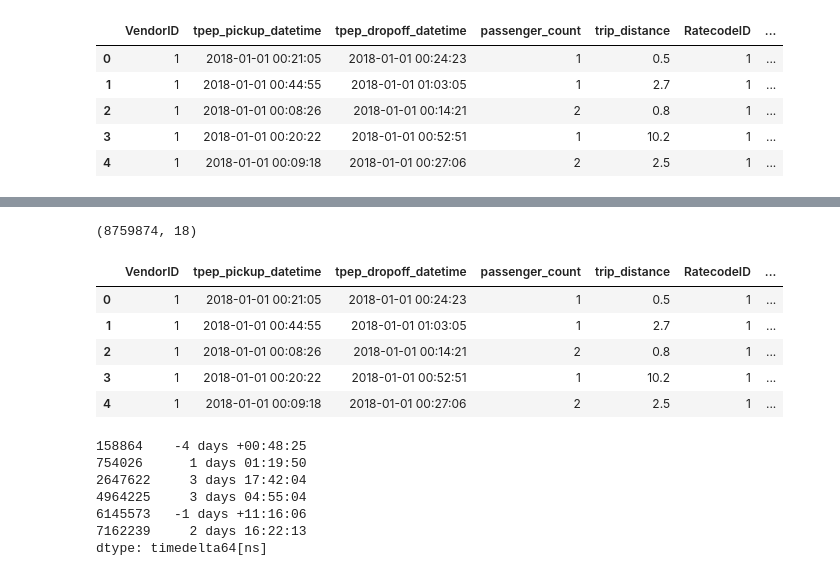
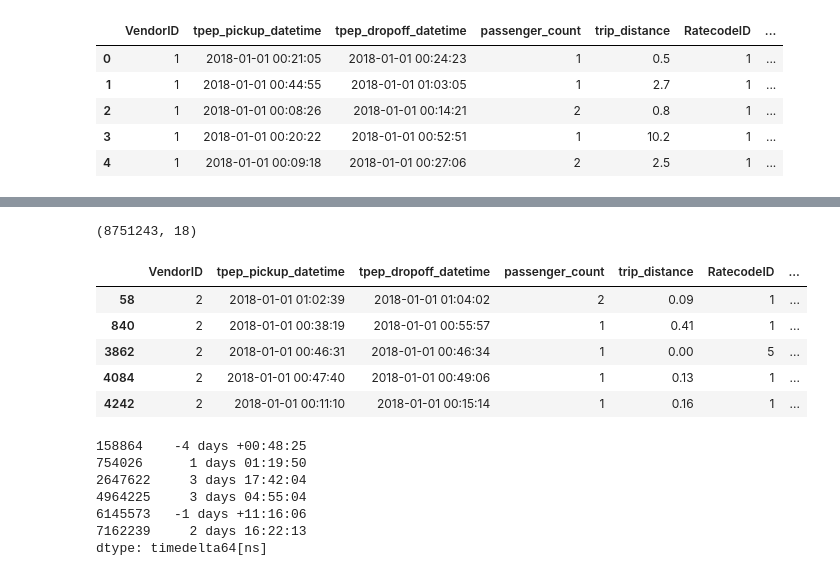
Before and after one commit to kefuzhu/University-of-Rochester, a Jupyter notebook: DSC440/Final-Project/code/Test.ipynb, the cells around one changed output, grey strips where cells are left out. Drawn from its saved outputs; the diff is of its cells as text; code cells hidden in the pictures.

```diff
--- a/DSC440/Final-Project/code/Test.ipynb
+++ b/DSC440/Final-Project/code/Test.ipynb
@@ -120,3 +87,33 @@ print('Roughly {:.2f}% of the trip records have Trip_distance roughly less than
       .format(X[min(range(len(Y)), key = lambda i: abs(Y[i]-30))]))
 # %% [output]
 Roughly 99.96% of the trip records have Trip_distance roughly less than 30 miles
+# %%
+def taxi_data_preprocess(taxi_data):
+    # Convert data type for categorical attribute
+    taxi_data.VendorID = taxi_data.VendorID.astype(object)
+    taxi_data.RatecodeID = taxi_data.RatecodeID.astype(object)
+    taxi_data.PULocationID = taxi_data.PULocationID.astype(object)
+    taxi_data.DOLocationID = taxi_data.DOLocationID.astype(object)
+    taxi_data.payment_type = taxi_data.payment_type.astype(object)
+    # Convert data type for date attribute
+    taxi_data.tpep_pickup_datetime = pd.to_datetime(taxi_data.tpep_pickup_datetime)
+    taxi_data.tpep_dropoff_datetime = pd.to_datetime(taxi_data.tpep_dropoff_datetime)
+
+    # Compute the duration of each trip and store in a new column, 'duration'
+    print('Compute the duration of each taxi trip...')
+    taxi_data['duration'] = taxi_data.tpep_dropoff_datetime - taxi_data.tpep_pickup_datetime
+    # Remove unreasonable records
+    print('Remove unreasonable records...')
+    # 1. Taxi trips that last longer than 24 hours
+    print('Remove trip records that last longer than 24 hours...')
+    taxi_data = taxi_data.loc[[duration.days == 0 for duration in taxi_data.duration],]
+    # 2. Taxi trips that travel more than 30 miles
+    print('Remove trip records that travel more than 30 miles...')
+    taxi_data = taxi_data.loc[taxi_data.trip_distance <= 30,]
+    # 3. Taxi trips with non-positive total amount
+    print('Remove trip records that have negative or zero total amount...')
+    taxi_data = taxi_data.loc[taxi_data.total_amount > 0,]
+
+    print('Taxi data preprocess completed!')
+
+    return taxi_data
@@ -154,16 +141,16 @@ dtype: object
 # %%
-data.shape
+taxi_data.shape
 # %% [output]
-(8759874, 18)
+(8751243, 18)
 # %%
-data.head()
+taxi_data.head()
 # %% [output]
 |  | VendorID | tpep_pickup_datetime | tpep_dropoff_datetime | passenger_count | trip_distance | RatecodeID | ... |
-| 0 | 1 | 2018-01-01 00:21:05 | 2018-01-01 00:24:23 | 1 | 0.5 | 1 | ... |
-| 1 | 1 | 2018-01-01 00:44:55 | 2018-01-01 01:03:05 | 1 | 2.7 | 1 | ... |
-| 2 | 1 | 2018-01-01 00:08:26 | 2018-01-01 00:14:21 | 2 | 0.8 | 1 | ... |
-| 3 | 1 | 2018-01-01 00:20:22 | 2018-01-01 00:52:51 | 1 | 10.2 | 1 | ... |
-| 4 | 1 | 2018-01-01 00:09:18 | 2018-01-01 00:27:06 | 2 | 2.5 | 1 | ... |
+| 58 | 2 | 2018-01-01 01:02:39 | 2018-01-01 01:04:02 | 2 | 0.09 | 1 | ... |
+| 840 | 2 | 2018-01-01 00:38:19 | 2018-01-01 00:55:57 | 1 | 0.41 | 1 | ... |
+| 3862 | 2 | 2018-01-01 00:46:31 | 2018-01-01 00:46:34 | 1 | 0.00 | 5 | ... |
+| 4084 | 2 | 2018-01-01 00:47:40 | 2018-01-01 00:49:06 | 1 | 0.13 | 1 | ... |
+| 4242 | 2 | 2018-01-01 00:11:10 | 2018-01-01 00:15:14 | 1 | 0.16 | 1 | ... |
 # %%
 t = data.duration[[duration.days != 0 for duration in data.duration]]
 # %%
```
Also changed, not shown: parts of 5 cells of this notebook, 1 other file.
